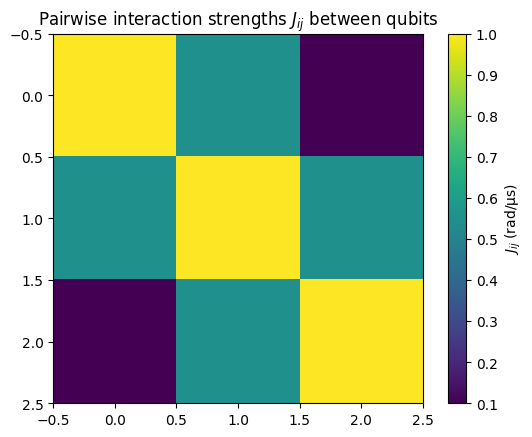
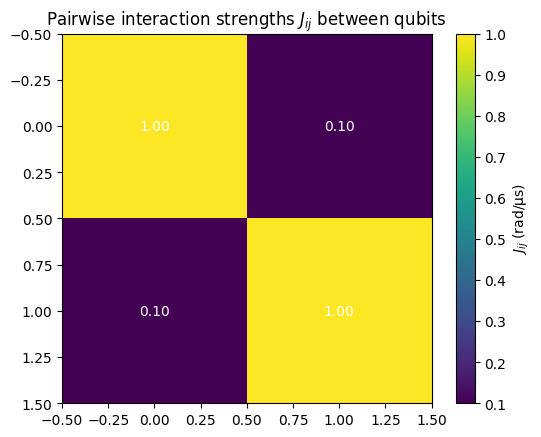
The change to this notebook cell's code, shown as a diff; its figure went from the first image to the second:
--- before
+++ after
@@ -2,9 +2,12 @@
 import matplotlib.pyplot as plt
 
-n = 3
+n = 2
 theta_ij = np.arccos(0.9 * np.abs(np.arange(n) - np.arange(n)[:, None]) / (n - 1))
 jij = 1 - np.cos(theta_ij)
 plt.imshow(jij, cmap="viridis")
 plt.colorbar(label=r"$J_{ij}$ (rad/µs)")
+for i in range(n):
+    for j in range(n):
+        plt.text(j, i, f"{jij[i, j]:.2f}", ha="center", va="center", color="white")
 plt.title(r"Pairwise interaction strengths $J_{ij}$ between qubits")
 plt.show()

Commit: test the blockade encoding in the reduced O^18